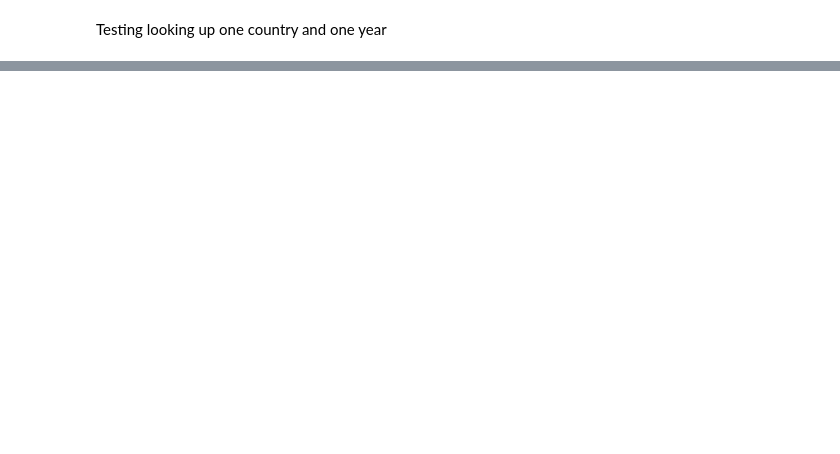
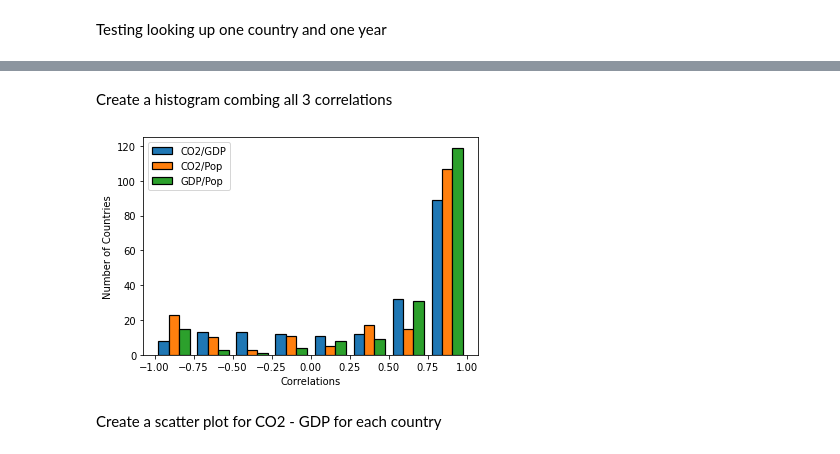
Before and after one commit to timcross271/CO2_Data_Analysis, a Jupyter notebook: CO2_correlations.ipynb, the cells around one changed output, grey strips where cells are left out. Cells and saved outputs as stored; diff of their text form; code cells hidden in the pictures; blank space fills up the shorter version.

```diff
--- a/CO2_correlations.ipynb
+++ b/CO2_correlations.ipynb
@@ -128,0 +178,12 @@ corrlist
+# %% [markdown]
+Create a histogram combing all 3 correlations
+# %%
+pl.hist(corrlist[['CO2/GDP','CO2/Pop','GDP/Pop']],bins=8,range=(-1,1),histtype='bar',edgecolor='black', linewidth=1.2,label=['CO2/GDP','CO2/Pop','GDP/Pop'])
+pl.legend()
+pl.xlabel('Correlations')
+pl.ylabel('Number of Countries')
+pl.savefig('Combined Correlations.pdf')
+# %% [output]
+[figure, added]
+# %% [markdown]
+Create a scatter plot for CO2 - GDP for each country
```
Also changed, not shown: parts of 21 cells of this notebook.
